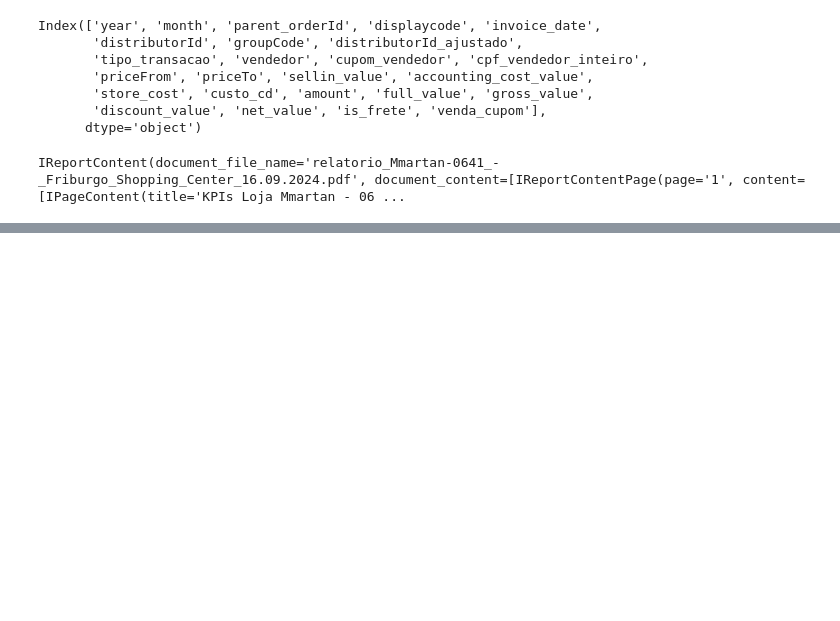
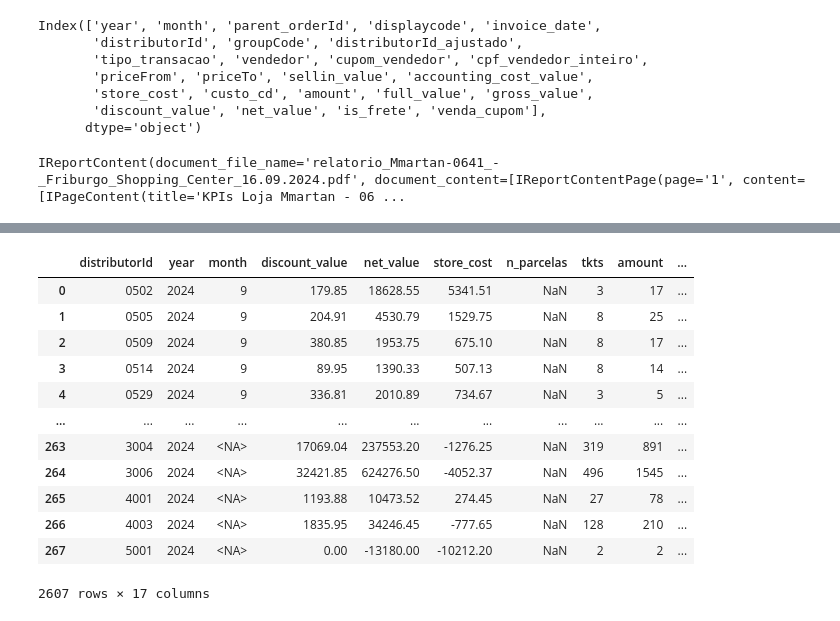
Before and after one commit to AmmoJailton/kpi-indicadores2, a Jupyter notebook: notebooks/base_nova.ipynb, the cells around one changed output, grey strips where cells are left out. Cells and saved outputs as stored; diff of their text form; code cells hidden in the pictures; blank space fills up the shorter version.

```diff
--- a/notebooks/base_nova.ipynb
+++ b/notebooks/base_nova.ipynb
@@ -201,0 +221,23 @@ a,b,c = KpiDataFormater.format_all_tables(
+# %%
+
+name = 'RODRIGO RODRIGUES DE ALMEIDA'
+
+def change_name(name: str):
+  name = name.replace('   ', ' ')
+
+  name = name.replace('  ', ' ')
+  print(name)
+  if len(name.title().split(' ')) > 1:
+    splited_name = name.title().split(' ')
+    nomeCompleto = splited_name[0]
+
+    splited_name.pop(0)
+
+    for nomeSplited in splited_name:
+      nomeCompleto += ' ' + nomeSplited[0] +'.'
+
+    return nomeCompleto
+
+  return name
+# %%
+kpiDataManager.df_nome_vendedor['vendedor'] = kpiDataManager.df_nome_vendedor['vendedor'].apply(change_name)
@@ -215,0 +417,16 @@ kpi.df_vendas_pdv.head()
+# %%
+kpiDataManager.df_vendedor_formated_day
+# %% [output]
+|  | distributorId | year | month | discount_value | net_value | store_cost | n_parcelas | tkts | amount | ... |
+| 0 | 0502 | 2024 | 9 | 179.85 | 18628.55 | 5341.51 | NaN | 3 | 17 | ... |
+| 1 | 0505 | 2024 | 9 | 204.91 | 4530.79 | 1529.75 | NaN | 8 | 25 | ... |
+| 2 | 0509 | 2024 | 9 | 380.85 | 1953.75 | 675.10 | NaN | 8 | 17 | ... |
+| 3 | 0514 | 2024 | 9 | 89.95 | 1390.33 | 507.13 | NaN | 8 | 14 | ... |
+| 4 | 0529 | 2024 | 9 | 336.81 | 2010.89 | 734.67 | NaN | 3 | 5 | ... |
+| ... | ... | ... | ... | ... | ... | ... | ... | ... | ... | ... |
+| 263 | 3004 | 2024 | <NA> | 17069.04 | 237553.20 | -1276.25 | NaN | 319 | 891 | ... |
+| 264 | 3006 | 2024 | <NA> | 32421.85 | 624276.50 | -4052.37 | NaN | 496 | 1545 | ... |
+| 265 | 4001 | 2024 | <NA> | 1193.88 | 10473.52 | 274.45 | NaN | 27 | 78 | ... |
+| 266 | 4003 | 2024 | <NA> | 1835.95 | 34246.45 | -777.65 | NaN | 128 | 210 | ... |
+| 267 | 5001 | 2024 | <NA> | 0.00 | -13180.00 | -10212.20 | NaN | 2 | 2 | ... |
+2607 rows × 17 columns
```
Also changed, not shown: parts of 13 cells of this notebook, 4 other files.
